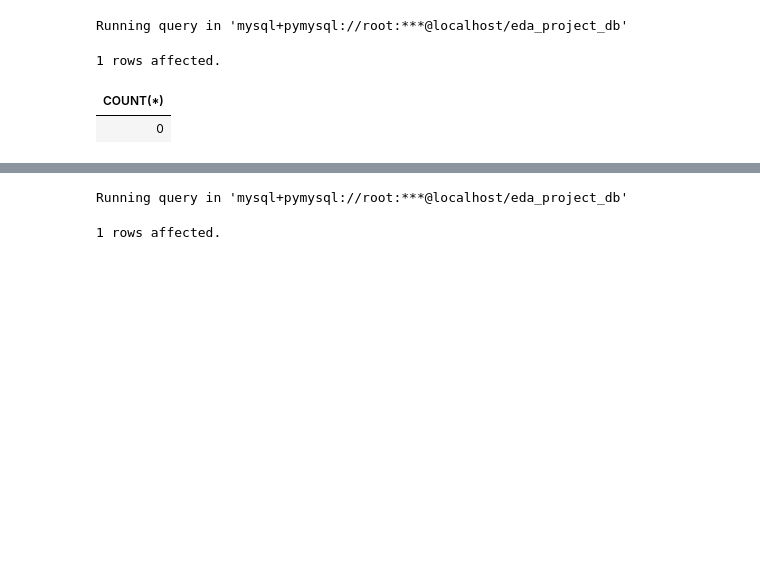
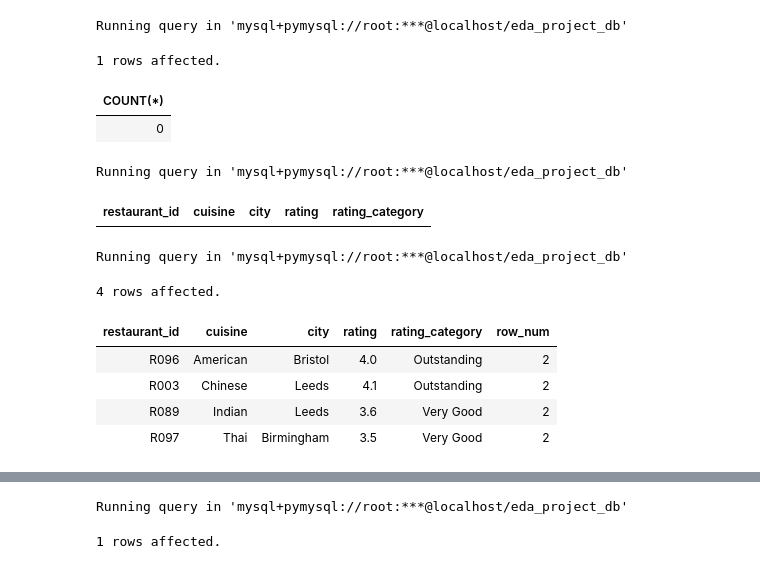
Before and after one commit to Kartika-Nidhi/SQLProjects, a Jupyter notebook: RestaurantAnalysis.ipynb, the cells around one changed output, grey strips where cells are left out. Saved outputs shown, nothing was run; the diff lists cells and outputs as text; code cells hidden in the pictures; blank space fills up the shorter version.

```diff
--- a/RestaurantAnalysis.ipynb
+++ b/RestaurantAnalysis.ipynb
@@ -233,3 +233,33 @@ Running query in 'mysql+pymysql://root:***@localhost/eda_project_db'
 1 rows affected.
 | COUNT(*) |
 | 0 |
+# %%
+%%sql
+
+SELECT *
+FROM restaurants
+WHERE city IS NULL
+    OR city = '';
+# %% [output]
+Running query in 'mysql+pymysql://root:***@localhost/eda_project_db'
+| restaurant_id | cuisine | city | rating | rating_category |
+# %%
+%%sql
+
+WITH duplicate_cte AS (
+    SELECT *,
+    ROW_NUMBER() OVER (PARTITION BY cuisine, city, rating) AS row_num
+    FROM restaurants
+)
+
+SELECT *
+FROM duplicate_cte
+WHERE row_num >1;
+# %% [output]
+Running query in 'mysql+pymysql://root:***@localhost/eda_project_db'
+4 rows affected.
+| restaurant_id | cuisine | city | rating | rating_category | row_num |
+| R096 | American | Bristol | 4.0 | Outstanding | 2 |
+| R003 | Chinese | Leeds | 4.1 | Outstanding | 2 |
+| R089 | Indian | Leeds | 3.6 | Very Good | 2 |
+| R097 | Thai | Birmingham | 3.5 | Very Good | 2 |
```
Also changed, not shown: parts of 12 cells of this notebook.
